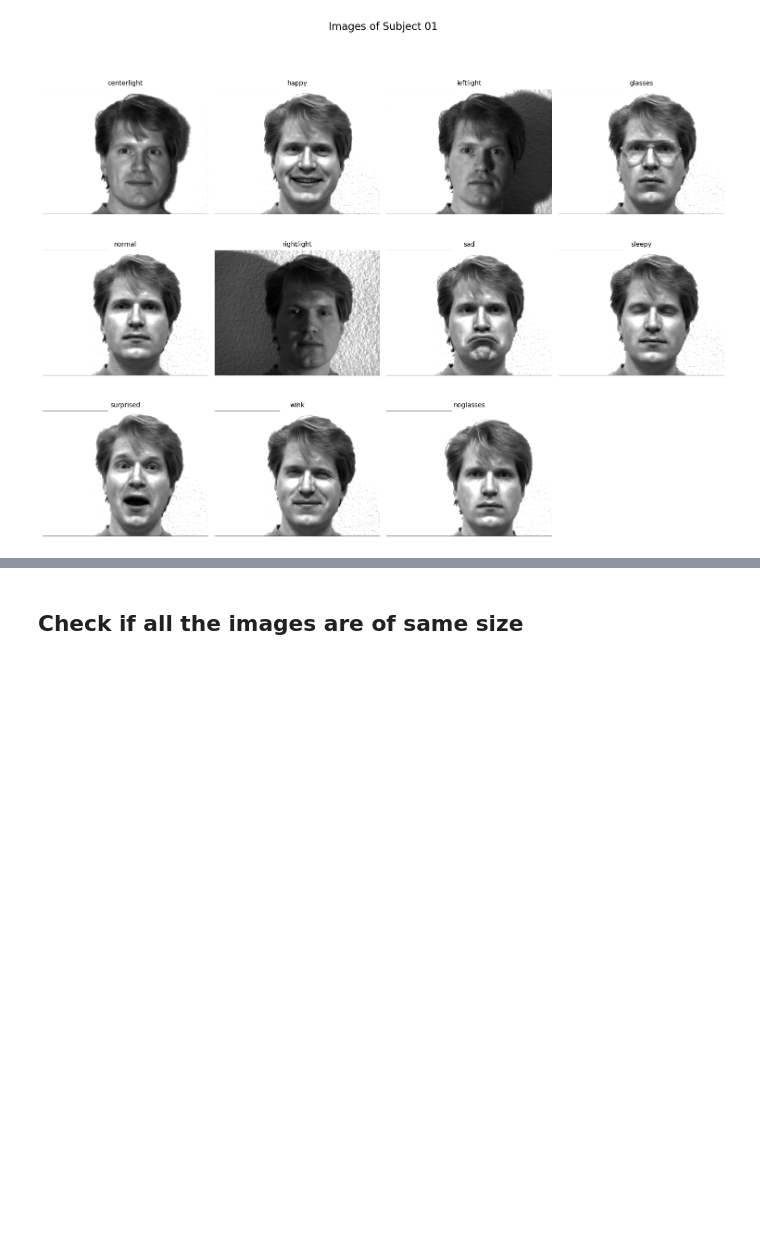
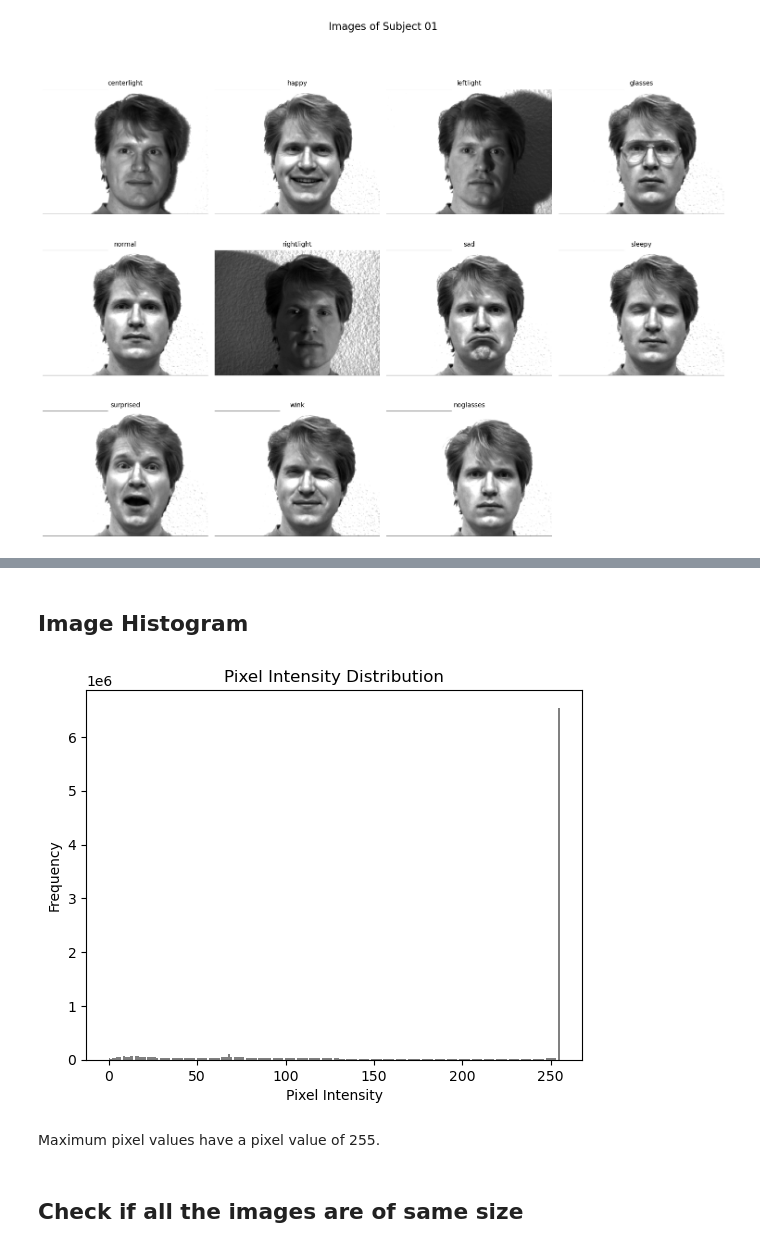
Before and after one commit to sinhajiya/Face_Recognition_from_Features_using_Yale_Face_Database, a Jupyter notebook: main.ipynb, the cells around one changed output, grey strips where cells are left out. Cells and saved outputs as stored; diff of their text form; code cells hidden in the pictures; blank space fills up the shorter version.

```diff
--- a/main.ipynb
+++ b/main.ipynb
@@ -98,3 +120,23 @@ show_data(subject_id='01')
+# %% [markdown]
+## Image Histogram
+# %%
+pixel_values = []
+
+for filename in os.listdir(data_dir):
+    img = Image.open(os.path.join(data_dir, filename))
+    img_np = np.array(img)
+    pixel_values.extend(img_np.ravel())  #.ravel() changes the image array to a 1D array.
+                                         #.extend() adds each individual pixel value from the flattened array to the pixel_values list.
+
+plt.hist(pixel_values, bins=256, range=(0, 255), color='gray')
+plt.title('Pixel Intensity Distribution')
+plt.xlabel('Pixel Intensity')
+plt.ylabel('Frequency')
+plt.show()
+# %% [output]
+[figure, added]
+# %% [markdown]
+Maximum pixel values have a pixel value of 255.
 # %% [markdown]
 ## Check if all the images are of same size
 # %%
```
Also changed, not shown: parts of 13 cells of this notebook.
